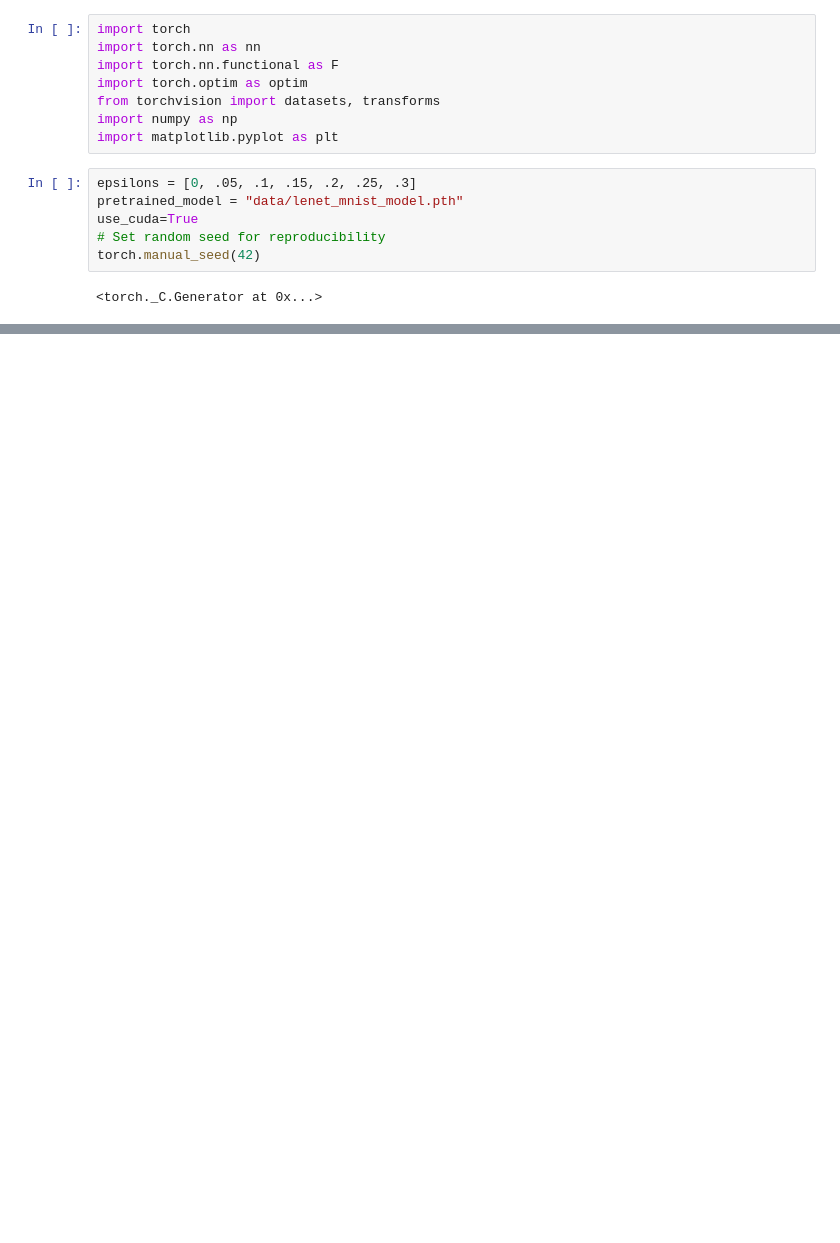
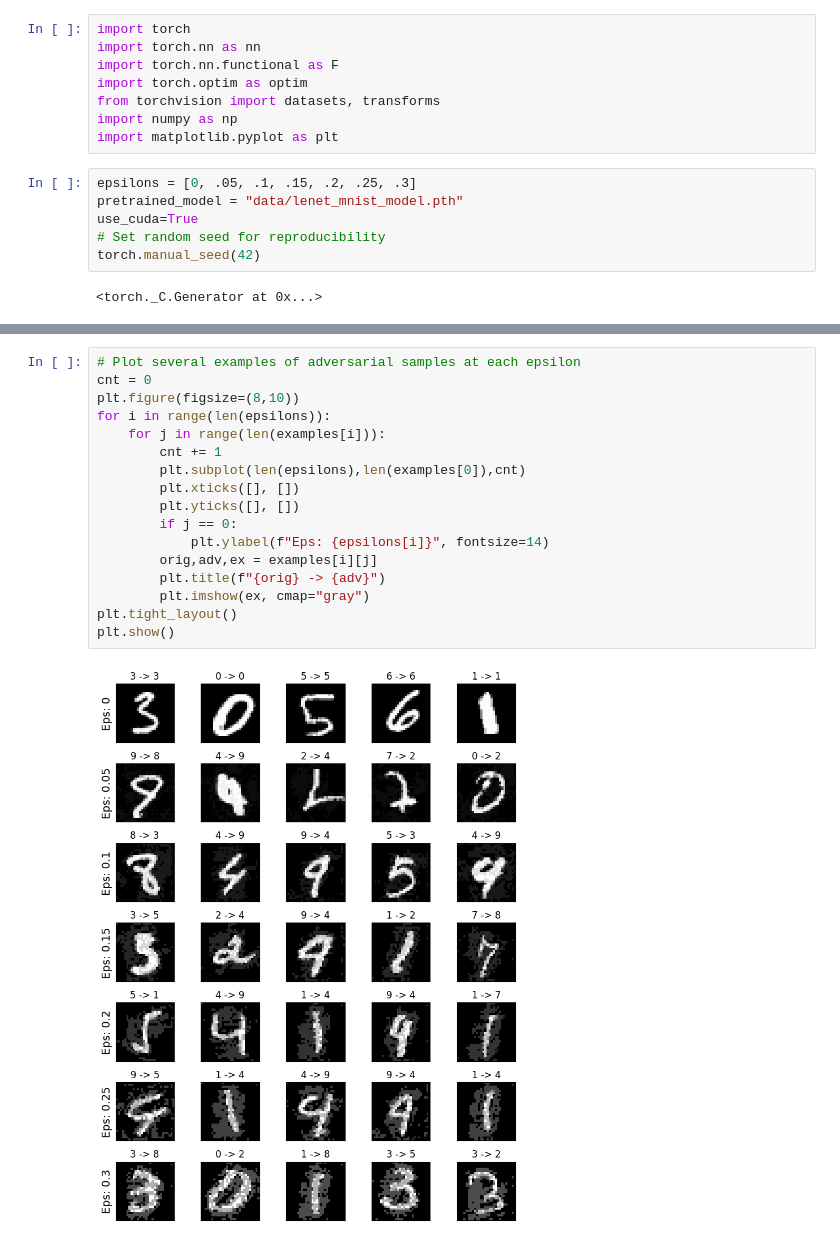
Before and after one commit to Eilvrin/pytorch_tutorials, a Jupyter notebook: image_and_video/03 Adversarial Example Generation.ipynb, the cells around one changed output, grey strips where cells are left out. Drawn from its saved outputs; the diff is of its cells as text; blank space fills up the shorter version.

```diff
--- a/image_and_video/03 Adversarial Example Generation.ipynb
+++ b/image_and_video/03 Adversarial Example Generation.ipynb
@@ -66,0 +200,19 @@ FileNotFoundError: [Errno 2] No such file or directory: 'data/lenet_mnist_model.
+# %%
+# Plot several examples of adversarial samples at each epsilon
+cnt = 0
+plt.figure(figsize=(8,10))
+for i in range(len(epsilons)):
+    for j in range(len(examples[i])):
+        cnt += 1
+        plt.subplot(len(epsilons),len(examples[0]),cnt)
+        plt.xticks([], [])
+        plt.yticks([], [])
+        if j == 0:
+            plt.ylabel(f"Eps: {epsilons[i]}", fontsize=14)
+        orig,adv,ex = examples[i][j]
+        plt.title(f"{orig} -> {adv}")
+        plt.imshow(ex, cmap="gray")
+plt.tight_layout()
+plt.show()
+# %% [output]
+[figure, added]
```
Also changed, not shown: parts of 5 cells of this notebook, 8 other files.
